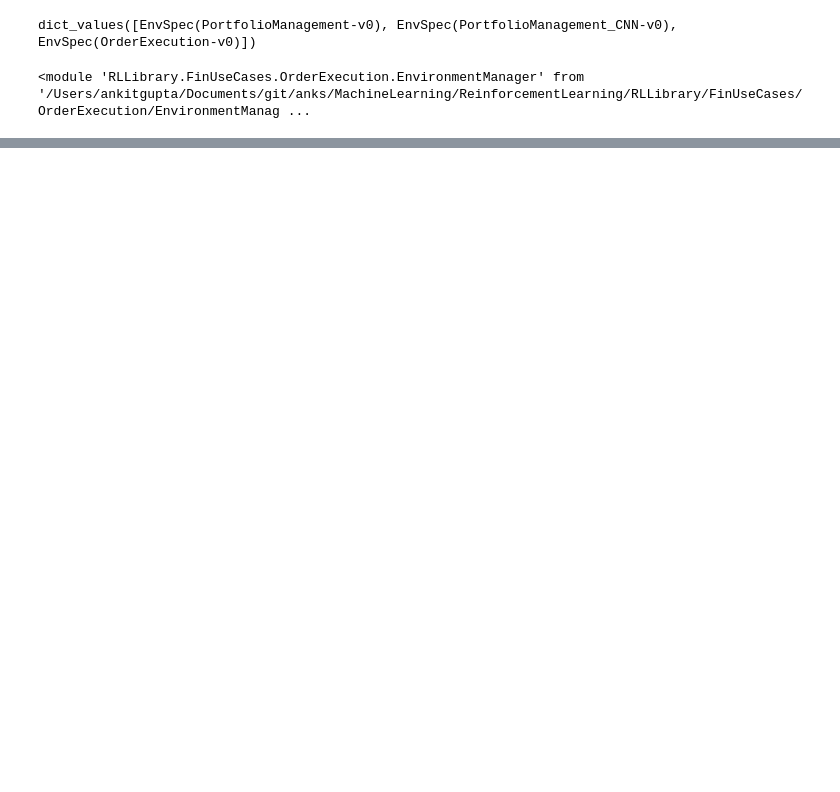
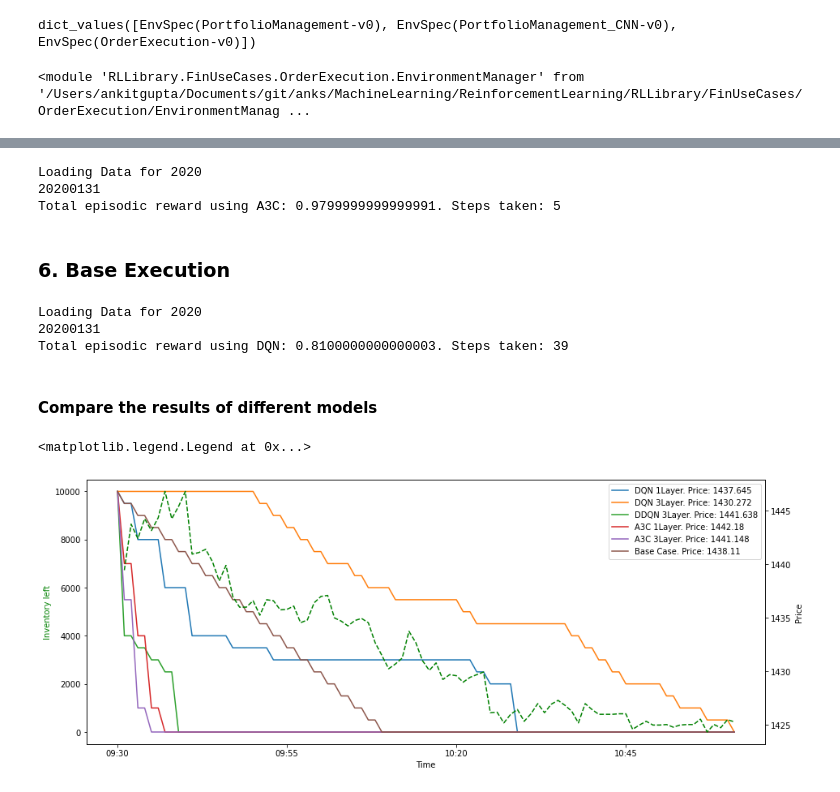
Before and after one commit to ankit2788/ReinforcementLearning, a Jupyter notebook: OrderExecV1.0.ipynb, the cells around one changed output, grey strips where cells are left out. Cells and saved outputs as stored; diff of their text form; code cells hidden in the pictures; blank space fills up the shorter version.

Commit message:
added other algos for Order Execution

```diff
--- a/OrderExecV1.0.ipynb
+++ b/OrderExecV1.0.ipynb
@@ -296,0 +53,3 @@ stgy.agent.env.getInventoryHistory()
+# %%
+envName = "OrderExecution-v0"
+envargs = {"ticker": "RELIANCE", "trainingYear": []}
@@ -296,0 +172,31 @@ stgy.agent.env.getInventoryHistory()
+# %%
+envName = "OrderExecution-v0"
+envargs = {"ticker": "RELIANCE", "trainingYear": []}
+
+execAlgo_A3C3 = ExecutionAlgos.Execution_A3C(envName=envName, **envargs)
+invHist_A3C3, execPrice_A3C3, rew_A3C3, step_A3C3 = execAlgo_A3C3.run(modelWeights = os.path.join(modelPath, modelName), \
+                actorHiddenUnits = [20,20,20], criticHiddenUnits = [20,20,20], \
+                orderConfig = {"initialOrderSize": 10000, "initialTimeHorizon": 100, "orderFactor": 500, \
+                                "TotalIntervals": 50, "startTime": "09:30", "Timezone": "IST"},
+                testDate = "20200131")
+# %% [output]
+Loading Data for 2020
+20200131
+Total episodic reward using A3C: 0.9799999999999991. Steps taken: 5
+# %% [markdown]
+### 6. Base Execution
+# %%
+envName = "OrderExecution-v0"
+envargs = {"ticker": "RELIANCE", "trainingYear": []}
+
+execAlgo_Base = ExecutionAlgos.Execution_EquiBalanced(envName=envName, **envargs)
+invHist_Base, execPrice_Base, rew_Base, step_Base = execAlgo_Base.run(inidividualOrderSize = 1, \
+                orderConfig = {"initialOrderSize": 10000, "initialTimeHorizon": 100, "orderFactor": 500, \
+                                "TotalIntervals": 50, "startTime": "09:30", "Timezone": "IST"},
+                testDate = "20200131")
+# %% [output]
+Loading Data for 2020
+20200131
+Total episodic reward using DQN: 0.8100000000000003. Steps taken: 39
+# %% [markdown]
+#### Compare the results of different models
@@ -296,0 +229,23 @@ stgy.agent.env.getInventoryHistory()
+# %%
+fig, ax = plt.subplots(1,1, figsize = (15,6))
+ax2 = ax.twinx()
+
+
+ax.plot(compare["Time"], compare["DQN1_Inv"], label = f"DQN 1Layer. Price: {execPrice_DQN1}")
+ax.plot(compare["Time"], compare["DQN3_Inv"], label = f"DQN 3Layer. Price: {execPrice_DQN3}")
+ax.plot(compare["Time"], compare["DDQN3_Inv"], label = f"DDQN 3Layer. Price: {execPrice_DDQN3}")
+ax.plot(compare["Time"], compare["A3C1_Inv"], label = f"A3C 1Layer. Price: {execPrice_A3C1}")
+ax.plot(compare["Time"], compare["A3C3_Inv"], label = f"A3C 3Layer. Price: {execPrice_A3C3}")
+ax.plot(compare["Time"], compare["A3C3_Base"], label = f"Base Case. Price: {execPrice_Base}")
+
+ax2.plot(compare["Time"], compare["ExecutedPrice"], color = "green", ls = "--")
+ax.xaxis.set_major_locator(plt.MaxNLocator(5))
+
+ax.set_xlabel('Time')
+ax.set_ylabel('Inventory left', color='green')
+ax2.set_ylabel('Price', color='black')
+
+ax.legend()
+# %% [output]
+<matplotlib.legend.Legend at 0x...>
+[figure, added]
```
Also changed, not shown: parts of 85 cells of this notebook, 3 other files.
